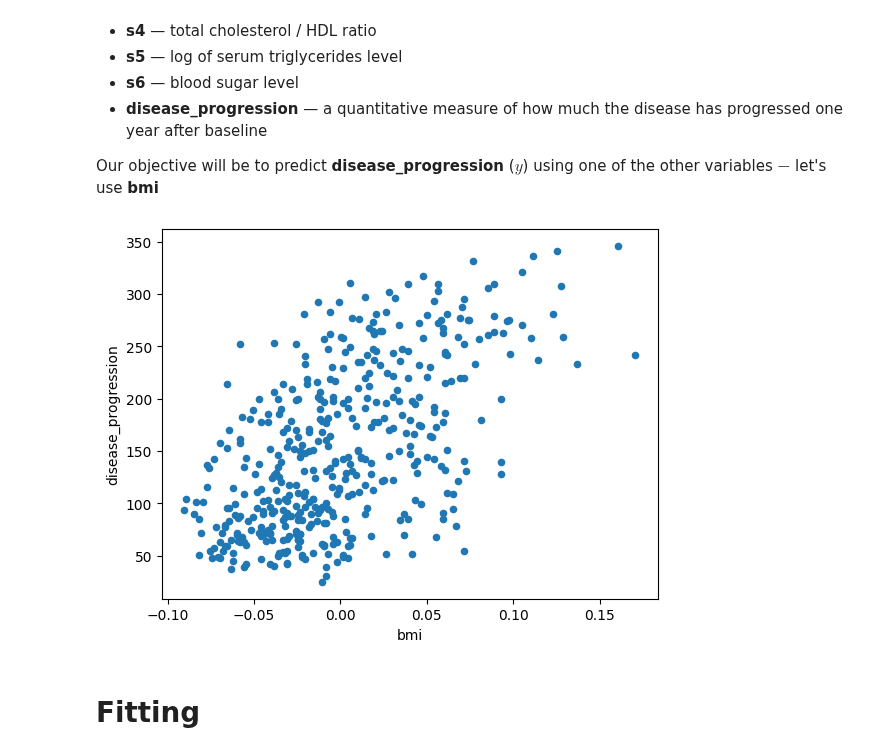
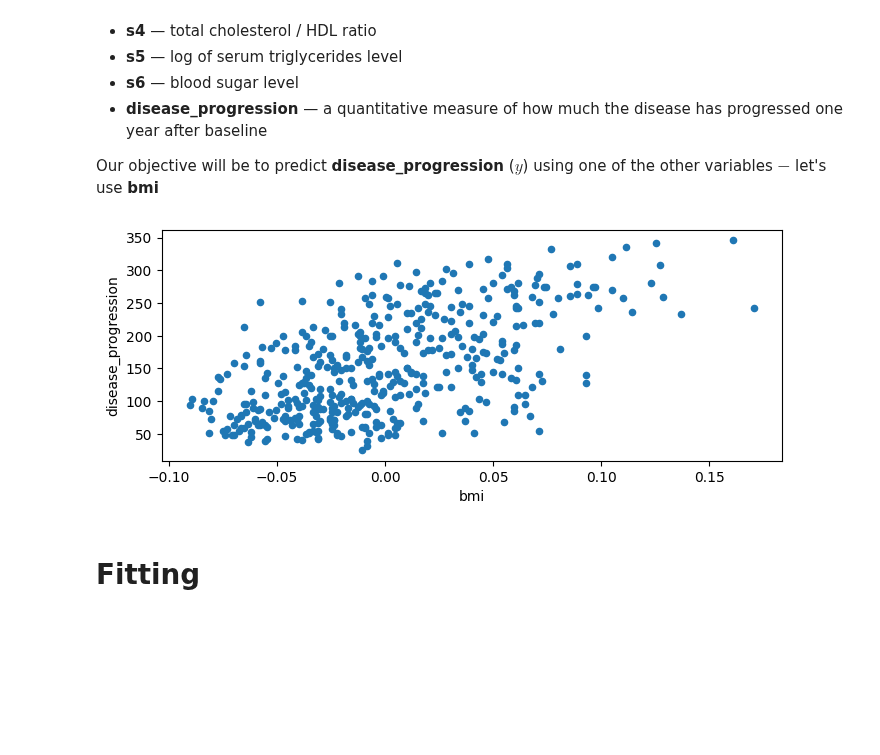
Before and after one commit to gitpeblo/ML_book, a Jupyter notebook: ML_book_site/chapters/chapter3/C30_using_sklearn.ipynb, the cells around one changed output. Drawn from its saved outputs; the diff is of its cells as text; code cells hidden in the pictures; blank space fills up the shorter version.

```diff
--- a/ML_book_site/chapters/chapter3/C30_using_sklearn.ipynb
+++ b/ML_book_site/chapters/chapter3/C30_using_sklearn.ipynb
@@ -64,18 +64,18 @@ Our objective will be to predict **disease_progression** ($y$) using one of the
 # %%
 import numpy as np
 import matplotlib.pyplot as plt
 
 # Prepare the data
 X = np.c_[df_data["bmi"]]
 y = np.c_[df_data["disease_progression"]] # 2D array
 # OR:
 #y = np.c_[df_data["**disease_progression**"]].flatten() # 1D array
 
 # Visualize the data (using pandas plotting methods)
-df_data.plot(kind='scatter', x='bmi', y='disease_progression')
+df_data.plot(kind='scatter', x='bmi', y='disease_progression', figsize=(8,3))
 plt.show()
 # %% [output]
-[figure, old version]
+[figure, new version]
 # %% [markdown]
 # Fitting
 # %%
```
Also changed, not shown: parts of 6 cells of this notebook, 1 other file.
